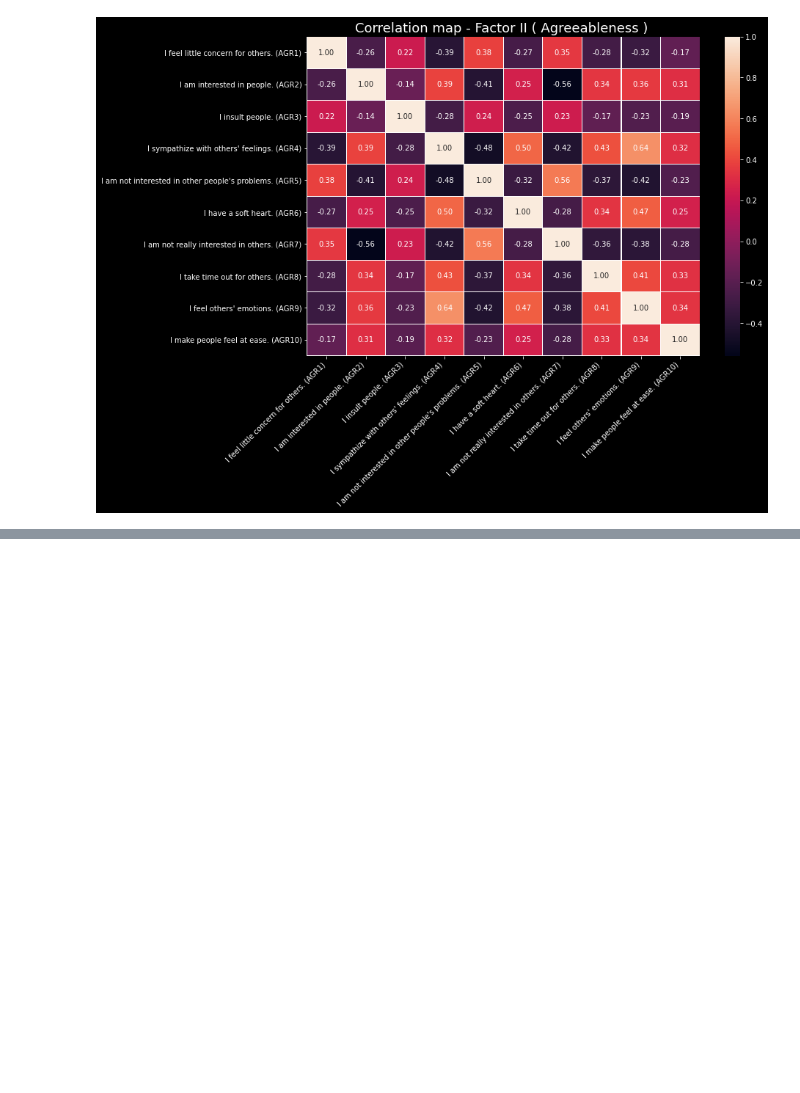
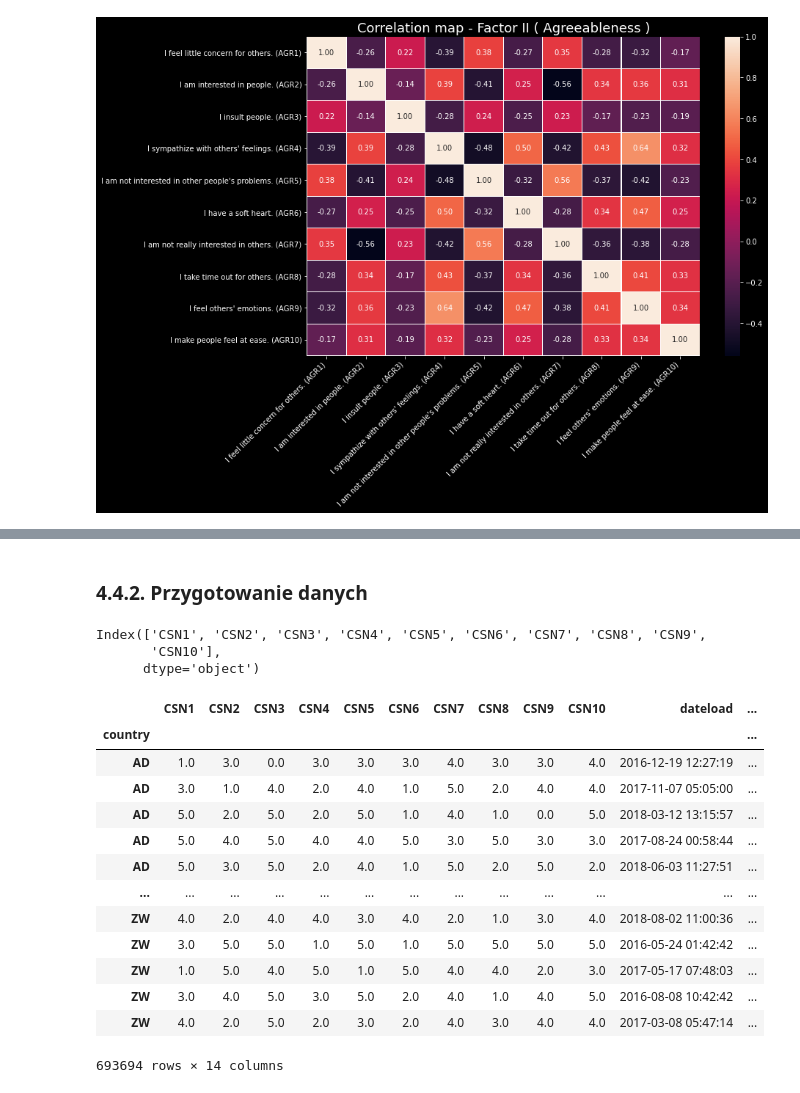
Before and after one commit to ArminD93/BigFivePersonalityTest, a Jupyter notebook: BigFivePersonality.ipynb, the cells around one changed output, grey strips where cells are left out. Saved outputs shown, nothing was run; the diff lists cells and outputs as text; code cells hidden in the pictures; blank space fills up the shorter version.

```diff
--- a/BigFivePersonality.ipynb
+++ b/BigFivePersonality.ipynb
@@ -926,0 +962,27 @@ make_corr_map(Factor_II_Agreeableness_df, Factor_II_Agreeableness_col_names, Fac
+# %% [markdown]
+### <a name='20'></a>4.4.2. Przygotowanie danych
+# %%
+Factor_III_Conscientiousness_col_names =  BigFive.columns[30:40]
+Factor_III_Conscientiousness_col_names
+# %% [output]
+Index(['CSN1', 'CSN2', 'CSN3', 'CSN4', 'CSN5', 'CSN6', 'CSN7', 'CSN8', 'CSN9',
+       'CSN10'],
+      dtype='object')
+# %%
+Factor_III_Conscientiousness_df = make_factor_df(Factor_III_Conscientiousness_col_names)
+Factor_III_Conscientiousness_df
+# %% [output]
+|  | CSN1 | CSN2 | CSN3 | CSN4 | CSN5 | CSN6 | CSN7 | CSN8 | CSN9 | CSN10 | dateload | ... |
+| country |  |  |  |  |  |  |  |  |  |  |  | ... |
+| AD | 1.0 | 3.0 | 0.0 | 3.0 | 3.0 | 3.0 | 4.0 | 3.0 | 3.0 | 4.0 | 2016-12-19 12:27:19 | ... |
+| AD | 3.0 | 1.0 | 4.0 | 2.0 | 4.0 | 1.0 | 5.0 | 2.0 | 4.0 | 4.0 | 2017-11-07 05:05:00 | ... |
+| AD | 5.0 | 2.0 | 5.0 | 2.0 | 5.0 | 1.0 | 4.0 | 1.0 | 0.0 | 5.0 | 2018-03-12 13:15:57 | ... |
+| AD | 5.0 | 4.0 | 5.0 | 4.0 | 4.0 | 5.0 | 3.0 | 5.0 | 3.0 | 3.0 | 2017-08-24 00:58:44 | ... |
+| AD | 5.0 | 3.0 | 5.0 | 2.0 | 4.0 | 1.0 | 5.0 | 2.0 | 5.0 | 2.0 | 2018-06-03 11:27:51 | ... |
+| ... | ... | ... | ... | ... | ... | ... | ... | ... | ... | ... | ... | ... |
+| ZW | 4.0 | 2.0 | 4.0 | 4.0 | 3.0 | 4.0 | 2.0 | 1.0 | 3.0 | 4.0 | 2018-08-02 11:00:36 | ... |
+| ZW | 3.0 | 5.0 | 5.0 | 1.0 | 5.0 | 1.0 | 5.0 | 5.0 | 5.0 | 5.0 | 2016-05-24 01:42:42 | ... |
+| ZW | 1.0 | 5.0 | 4.0 | 5.0 | 1.0 | 5.0 | 4.0 | 4.0 | 2.0 | 3.0 | 2017-05-17 07:48:03 | ... |
+| ZW | 3.0 | 4.0 | 5.0 | 3.0 | 5.0 | 2.0 | 4.0 | 1.0 | 4.0 | 5.0 | 2016-08-08 10:42:42 | ... |
+| ZW | 4.0 | 2.0 | 5.0 | 2.0 | 3.0 | 2.0 | 4.0 | 3.0 | 4.0 | 4.0 | 2017-03-08 05:47:14 | ... |
+693694 rows × 14 columns
```
Also changed, not shown: parts of 8 cells of this notebook.
